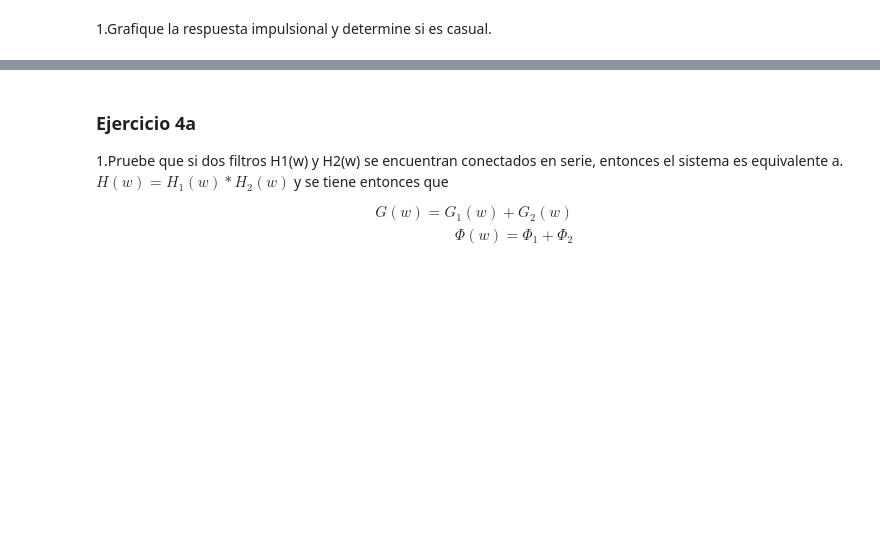
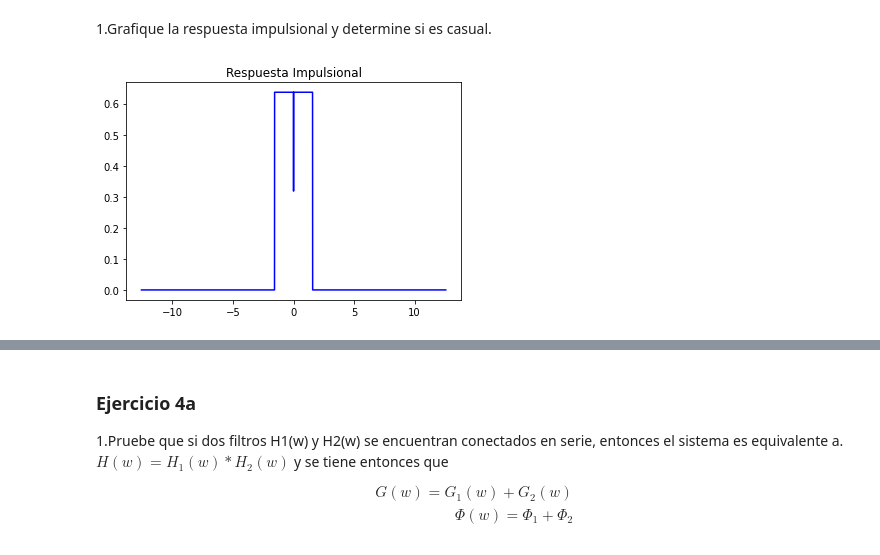
Before and after one commit to electronmaxi/Project-FMPS, a Jupyter notebook: ProjectFMPS.ipynb, the cells around one changed output, grey strips where cells are left out. Cells and saved outputs as stored; diff of their text form; code cells hidden in the pictures; blank space fills up the shorter version.

```diff
--- a/ProjectFMPS.ipynb
+++ b/ProjectFMPS.ipynb
@@ -264,3 +264,20 @@ ax[1].legend()
 Filtro medio.
 # %% [markdown]
 1.Grafique la respuesta impulsional y determine si es casual.
+# %%
+N = 8*2**10 + 1 # 1025
+L = 4*np.pi
+t = np.linspace(-L, L, N)
+w = t
+T = np.pi/2
+h = np.zeros_like(t)
+n_zero = int(N/2)-1
+n_min = n_zero - int(T * N/(2*L))
+n_max = n_zero + int(T * N/(2*L))
+h[n_min:n_zero] = 1/T
+h[n_zero] = 1/(2*T)
+h[n_zero+1:n_max] = 1/T
+plt.plot(t,h,'b-',label = 'h')
+plt.title('Respuesta Impulsional');
+# %% [output]
+[figure, added]
```
Also changed, not shown: parts of 8 cells of this notebook.
